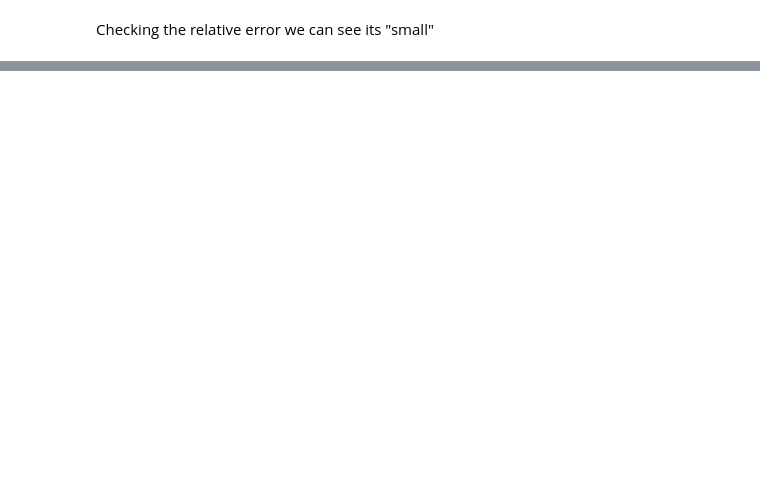
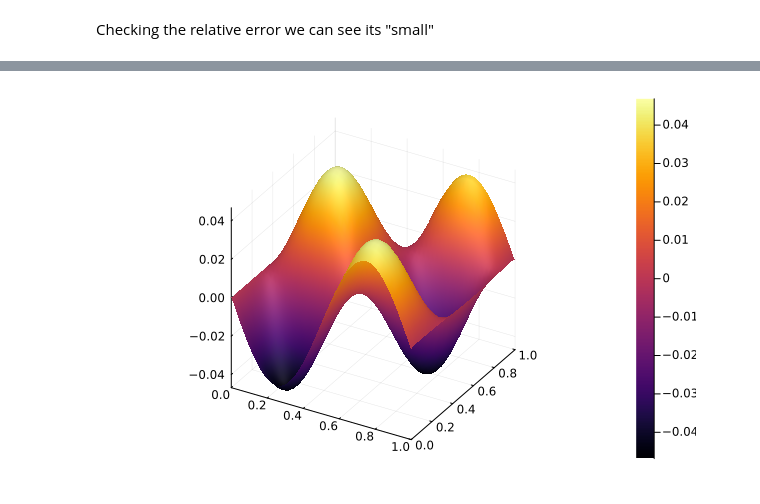
Before and after one commit to Spiffmeister/FaADE.jl, a Jupyter notebook: testing/MMS/2DMMSTest.ipynb, the cells around one changed output, grey strips where cells are left out. Saved outputs shown, nothing was run; the diff lists cells and outputs as text; code cells hidden in the pictures; blank space fills up the shorter version.

```diff
--- a/testing/MMS/2DMMSTest.ipynb
+++ b/testing/MMS/2DMMSTest.ipynb
@@ -140,0 +109,4 @@ Relative error ≈ 0.081%
+# %%
+surface(Dom.gridy,Dom.gridx,(soln.u[2].-u_MMS[:,:,end]))
+# %% [output]
+[figure, added]
```
Also changed, not shown: parts of 8 cells of this notebook, 2 other files.
